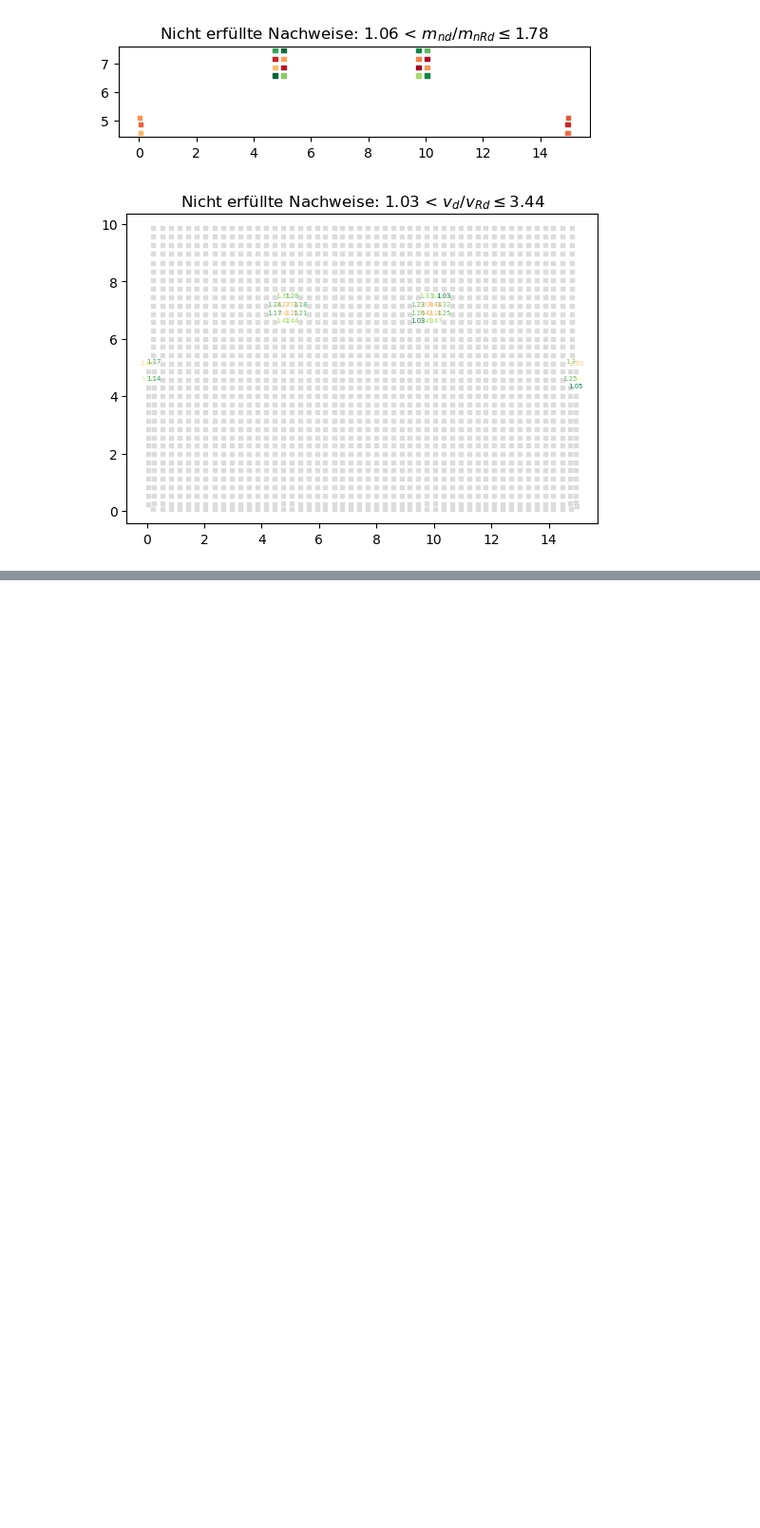
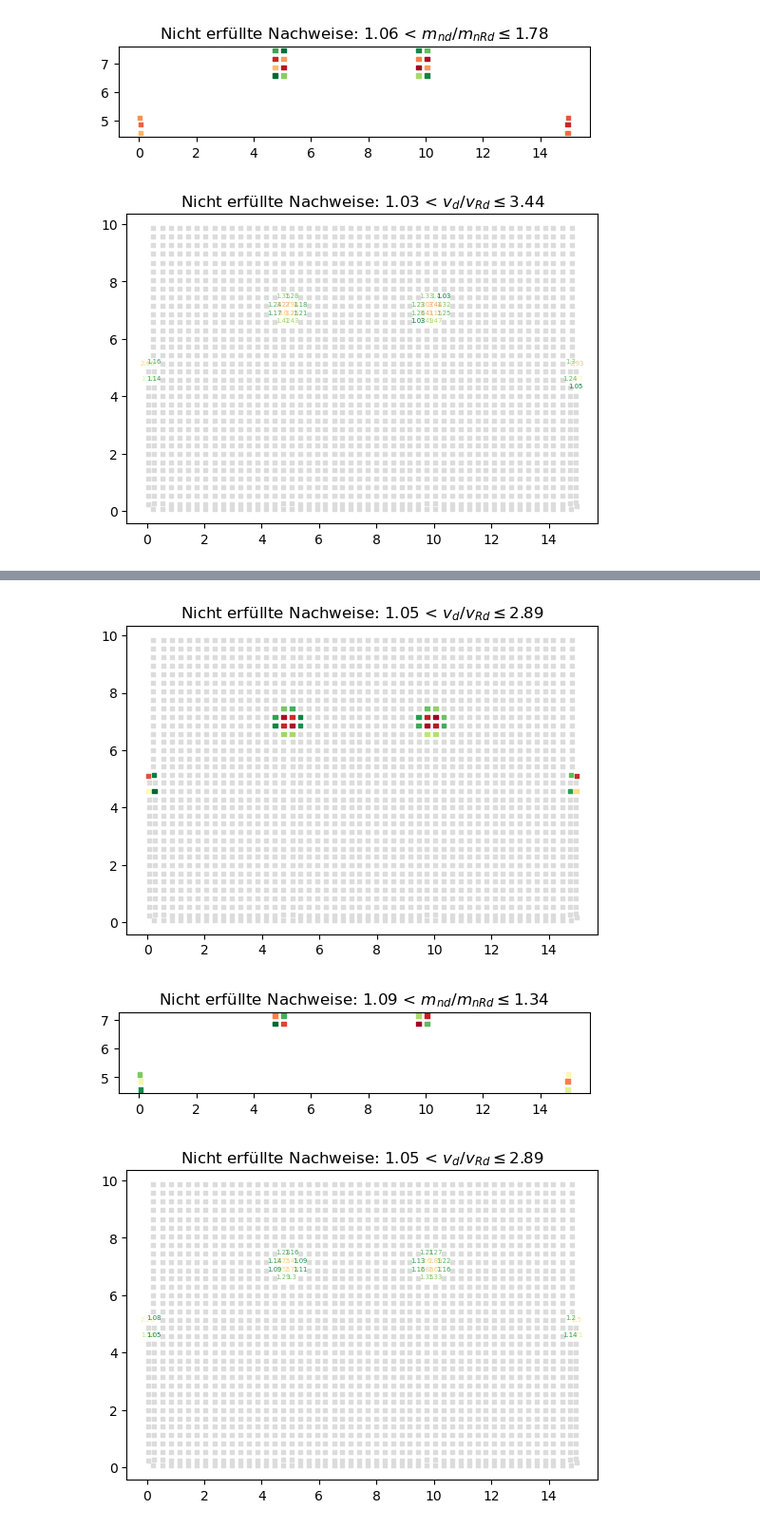
Before and after one commit to LucasMaul/06-Elementnachweise, a Jupyter notebook: Elementnachweise.ipynb, the cells around one changed output, grey strips where cells are left out. Shown at 95% size. Cells and saved outputs as stored; diff of their text form; code cells hidden in the pictures; blank space fills up the shorter version.

```diff
--- a/Elementnachweise.ipynb
+++ b/Elementnachweise.ipynb
@@ -5,4 +8,8 @@ from Elementnachweise import Platte
 # %%
+# Saves an "Platte" object with specific attributes into the variable "ceiling_1". "Richtung" describes the destination of the 4th reinforcement layer.
 ceiling_1 = Platte(filename_innerforce='Schnittkraefte.csv', filename_raction='Flaechenreaktionen.csv', c_nom_mm=30, d_mm=300, Richtung='x',
                    d4_mm=12, a4_mm=150, d3_mm=12, a3_mm=150, s_mm=0, f_cd_Nmm2=16.5, tau_cd_Nmm2=1.00, Dmax_mm=32, f_sd_Nmm2=435, E_s_Nmm2=205000)
+# Multiple variables with different attributes can be created
+ceiling_2 = Platte(filename_innerforce='Schnittkraefte.csv', filename_raction='Flaechenreaktionen.csv', c_nom_mm=30, d_mm=300, Richtung='x',
+                   d4_mm=14, a4_mm=150, d3_mm=14, a3_mm=150, s_mm=0, f_cd_Nmm2=16.5, tau_cd_Nmm2=1.00, Dmax_mm=32, f_sd_Nmm2=435, E_s_Nmm2=205000)
 # %%
@@ -65,3 +73,0 @@ Gescheiterte Querkraftnachweise: 35/1787 (1.96 %)
-# %%
-ceiling_2 = Platte(filename_innerforce='Schnittkraefte_Bsp_3_1_Garage.csv', filename_raction='Flaechenreaktionen_Bsp_3_1_Garage.csv', c_nom_mm=30, d_mm=250, Richtung='x',
-                   d4_mm=14, a4_mm=150, d3_mm=10, a3_mm=150, s_mm=0, f_cd_Nmm2=16.5, tau_cd_Nmm2=1.00, Dmax_mm=32, f_sd_Nmm2=435, E_s_Nmm2=205000)
@@ -103,0 +98,8 @@ Gescheiterte Querkraftnachweise: 0/1 (0.0 %)
+# %%
+ceiling_2.print_Nachweise(Typ='V', save_file=False, markersize=10, bad_only=False, annotation=False, annotation_size=5)
+ceiling_2.print_Nachweise(Typ='M', save_file=False, markersize=10, bad_only=True, annotation=False, annotation_size=5)
+ceiling_2.print_Nachweise(Typ='V', save_file=False, markersize=10, bad_only=False, annotation=True, annotation_size=5)
+# %% [output]
+[figure, added]
+[figure, added]
+[figure, added]
```
Also changed, not shown: parts of 18 cells of this notebook, 7 other files.
